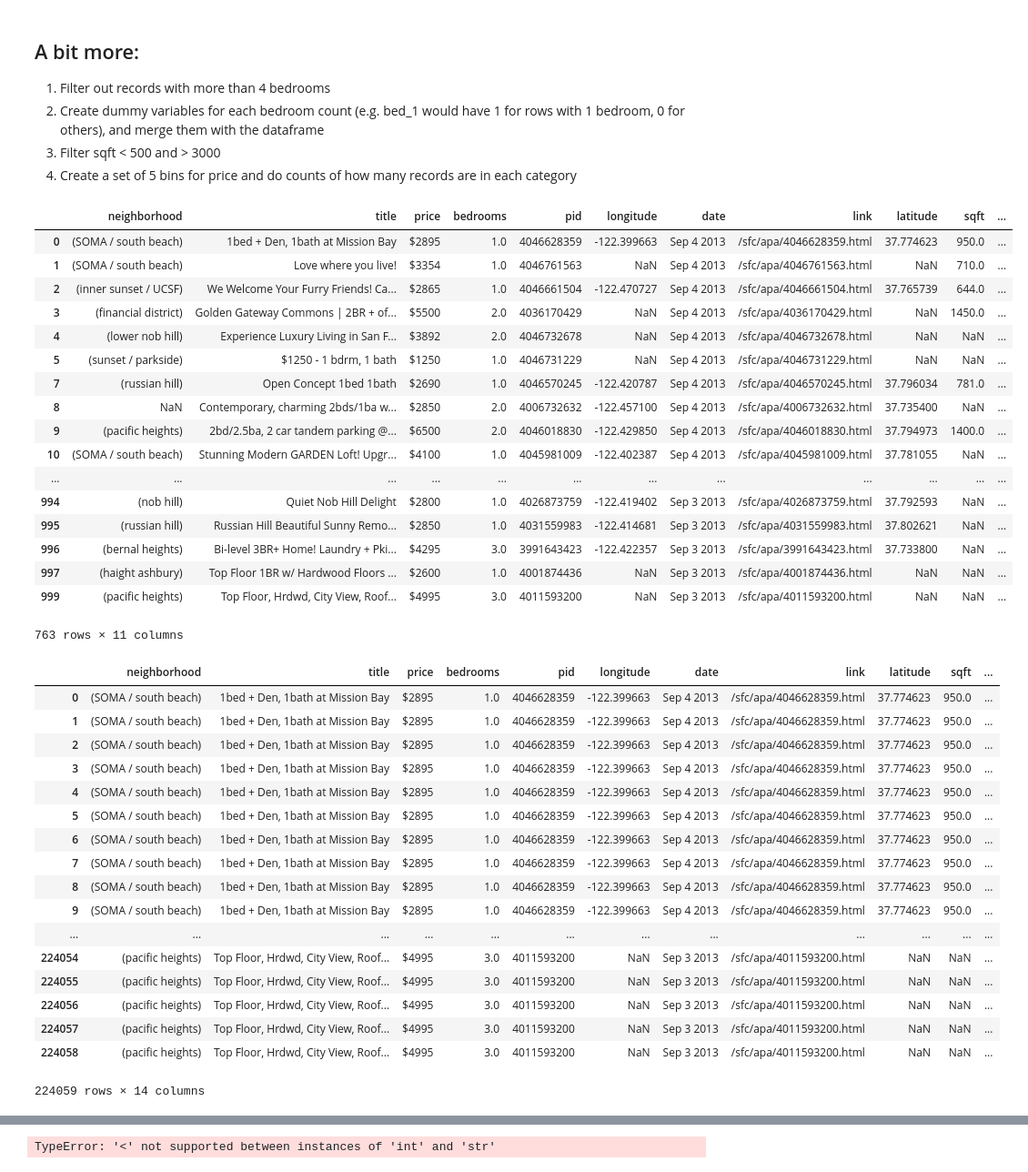
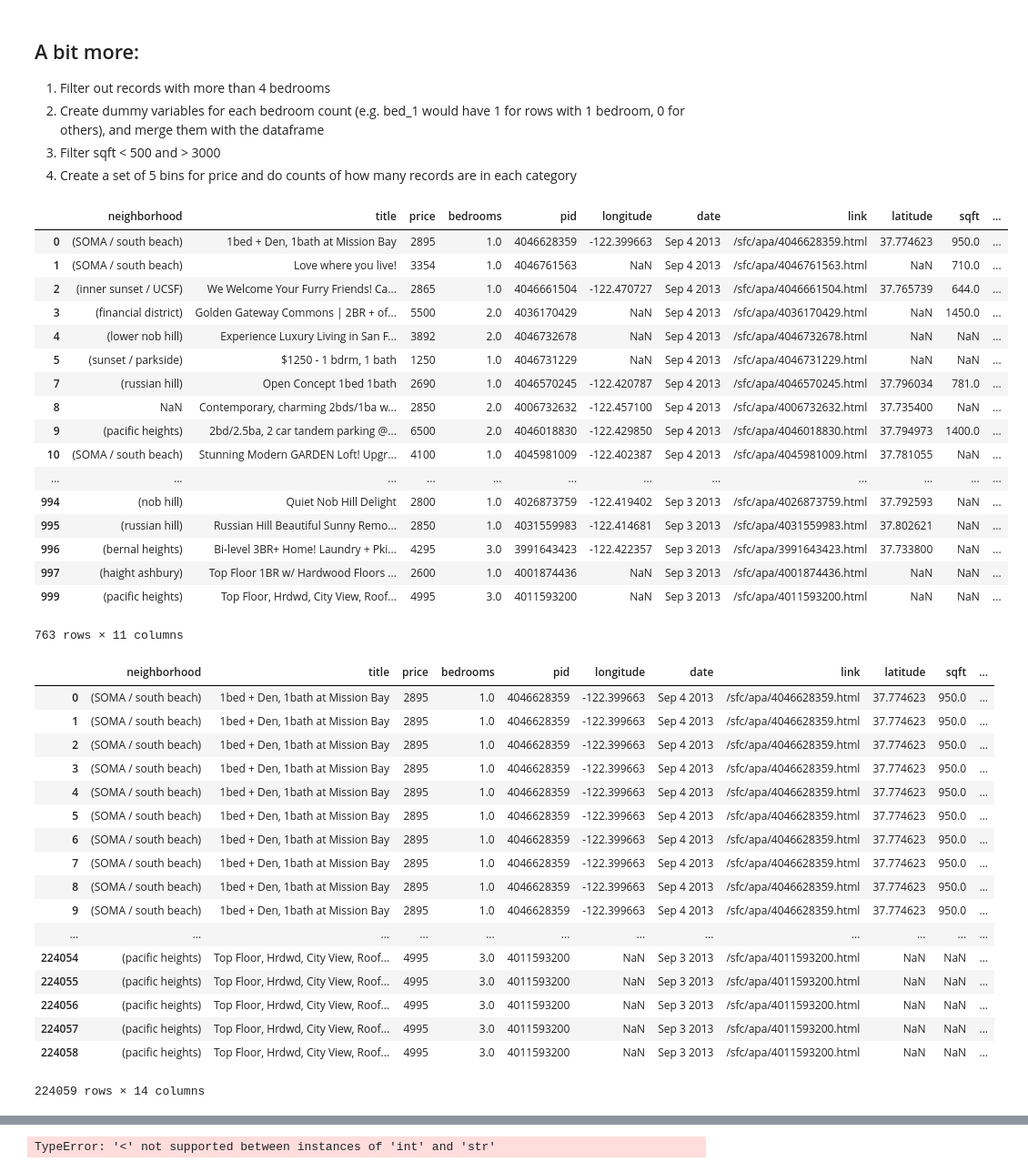
Before and after one commit to ahzimm4/ce599, a Jupyter notebook: 07-Data Wrangling/data-wrangling.ipynb, the cells around one changed output, grey strips where cells are left out. Shown: that part at 91% size. Saved outputs shown, nothing was run; the diff lists cells and outputs as text; code cells hidden in the pictures.

```diff
--- a/07-Data Wrangling/data-wrangling.ipynb
+++ b/07-Data Wrangling/data-wrangling.ipynb
@@ -553,49 +553,52 @@ df = pd.read_csv('items.csv')
 def bedrooms(value):
     if isinstance(value, str):
         i = value.find('br')
         if i == -1:
             return None
         else:
             k = value.find('/') + 2
             return int(value[k:i])
 df['bedrooms'] = df['bedrooms'].map(bedrooms)
 
 #need to make the sqft column just integers
 #originally tried in block 3, but realized needed to be here
 def sqft(value):
     if isinstance(value, str):
         i = value.find('f')
         if i == -1:
             return None
         else:
             k = value.find('br')
             if k==-1:
                 z = value.find('/')+2
             else:
                 z = value.find('-')+2
             return int(value[z:i])
 df['sqft'] = df['sqft'].map(sqft)
 
+#get rid of the dollar sign in price
+df['price']=df.price.str.replace('$', '')
+
 apt_less4 = df[df['bedrooms']<4]
 apt_less4
 # %% [output]
 |  | neighborhood | title | price | bedrooms | pid | longitude | date | link | latitude | sqft | ... |
-| 0 | (SOMA / south beach) | 1bed + Den, 1bath at Mission Bay | $2895 | 1.0 | 4046628359 | -122.399663 | Sep 4 2013 | /sfc/apa/4046628359.html | 37.774623 | 950.0 | ... |
-| 1 | (SOMA / south beach) | Love where you live! | $3354 | 1.0 | 4046761563 | NaN | Sep 4 2013 | /sfc/apa/4046761563.html | NaN | 710.0 | ... |
-| 2 | (inner sunset / UCSF) | We Welcome Your Furry Friends! Ca... | $2865 | 1.0 | 4046661504 | -122.470727 | Sep 4 2013 | /sfc/apa/4046661504.html | 37.765739 | 644.0 | ... |
-| 3 | (financial district) | Golden Gateway Commons | 2BR + of... | $5500 | 2.0 | 4036170429 | NaN | Sep 4 2013 | /sfc/apa/4036170429.html | NaN | 1450.0 | ... |
-| 4 | (lower nob hill) | Experience Luxury Living in San F... | $3892 | 2.0 | 4046732678 | NaN | Sep 4 2013 | /sfc/apa/4046732678.html | NaN | NaN | ... |
-| 5 | (sunset / parkside) | $1250 - 1 bdrm, 1 bath | $1250 | 1.0 | 4046731229 | NaN | Sep 4 2013 | /sfc/apa/4046731229.html | NaN | NaN | ... |
-| 7 | (russian hill) | Open Concept 1bed 1bath | $2690 | 1.0 | 4046570245 | -122.420787 | Sep 4 2013 | /sfc/apa/4046570245.html | 37.796034 | 781.0 | ... |
-| 8 | NaN | Contemporary, charming 2bds/1ba w... | $2850 | 2.0 | 4006732632 | -122.457100 | Sep 4 2013 | /sfc/apa/4006732632.html | 37.735400 | NaN | ... |
-| 9 | (pacific heights) | 2bd/2.5ba, 2 car tandem parking @... | $6500 | 2.0 | 4046018830 | -122.429850 | Sep 4 2013 | /sfc/apa/4046018830.html | 37.794973 | 1400.0 | ... |
-| 10 | (SOMA / south beach) | Stunning Modern GARDEN Loft! Upgr... | $4100 | 1.0 | 4045981009 | -122.402387 | Sep 4 2013 | /sfc/apa/4045981009.html | 37.781055 | NaN | ... |
+| 0 | (SOMA / south beach) | 1bed + Den, 1bath at Mission Bay | 2895 | 1.0 | 4046628359 | -122.399663 | Sep 4 2013 | /sfc/apa/4046628359.html | 37.774623 | 950.0 | ... |
+| 1 | (SOMA / south beach) | Love where you live! | 3354 | 1.0 | 4046761563 | NaN | Sep 4 2013 | /sfc/apa/4046761563.html | NaN | 710.0 | ... |
+| 2 | (inner sunset / UCSF) | We Welcome Your Furry Friends! Ca... | 2865 | 1.0 | 4046661504 | -122.470727 | Sep 4 2013 | /sfc/apa/4046661504.html | 37.765739 | 644.0 | ... |
+| 3 | (financial district) | Golden Gateway Commons | 2BR + of... | 5500 | 2.0 | 4036170429 | NaN | Sep 4 2013 | /sfc/apa/4036170429.html | NaN | 1450.0 | ... |
+| 4 | (lower nob hill) | Experience Luxury Living in San F... | 3892 | 2.0 | 4046732678 | NaN | Sep 4 2013 | /sfc/apa/4046732678.html | NaN | NaN | ... |
+| 5 | (sunset / parkside) | $1250 - 1 bdrm, 1 bath | 1250 | 1.0 | 4046731229 | NaN | Sep 4 2013 | /sfc/apa/4046731229.html | NaN | NaN | ... |
+| 7 | (russian hill) | Open Concept 1bed 1bath | 2690 | 1.0 | 4046570245 | -122.420787 | Sep 4 2013 | /sfc/apa/4046570245.html | 37.796034 | 781.0 | ... |
+| 8 | NaN | Contemporary, charming 2bds/1ba w... | 2850 | 2.0 | 4006732632 | -122.457100 | Sep 4 2013 | /sfc/apa/4006732632.html | 37.735400 | NaN | ... |
+| 9 | (pacific heights) | 2bd/2.5ba, 2 car tandem parking @... | 6500 | 2.0 | 4046018830 | -122.429850 | Sep 4 2013 | /sfc/apa/4046018830.html | 37.794973 | 1400.0 | ... |
+| 10 | (SOMA / south beach) | Stunning Modern GARDEN Loft! Upgr... | 4100 | 1.0 | 4045981009 | -122.402387 | Sep 4 2013 | /sfc/apa/4045981009.html | 37.781055 | NaN | ... |
 | ... | ... | ... | ... | ... | ... | ... | ... | ... | ... | ... | ... |
-| 994 | (nob hill) | Quiet Nob Hill Delight | $2800 | 1.0 | 4026873759 | -122.419402 | Sep 3 2013 | /sfc/apa/4026873759.html | 37.792593 | NaN | ... |
-| 995 | (russian hill) | Russian Hill Beautiful Sunny Remo... | $2850 | 1.0 | 4031559983 | -122.414681 | Sep 3 2013 | /sfc/apa/4031559983.html | 37.802621 | NaN | ... |
-| 996 | (bernal heights) | Bi-level 3BR+ Home! Laundry + Pki... | $4295 | 3.0 | 3991643423 | -122.422357 | Sep 3 2013 | /sfc/apa/3991643423.html | 37.733800 | NaN | ... |
-| 997 | (haight ashbury) | Top Floor 1BR w/ Hardwood Floors ... | $2600 | 1.0 | 4001874436 | NaN | Sep 3 2013 | /sfc/apa/4001874436.html | NaN | NaN | ... |
-| 999 | (pacific heights) | Top Floor, Hrdwd, City View, Roof... | $4995 | 3.0 | 4011593200 | NaN | Sep 3 2013 | /sfc/apa/4011593200.html | NaN | NaN | ... |
+| 994 | (nob hill) | Quiet Nob Hill Delight | 2800 | 1.0 | 4026873759 | -122.419402 | Sep 3 2013 | /sfc/apa/4026873759.html | 37.792593 | NaN | ... |
+| 995 | (russian hill) | Russian Hill Beautiful Sunny Remo... | 2850 | 1.0 | 4031559983 | -122.414681 | Sep 3 2013 | /sfc/apa/4031559983.html | 37.802621 | NaN | ... |
+| 996 | (bernal heights) | Bi-level 3BR+ Home! Laundry + Pki... | 4295 | 3.0 | 3991643423 | -122.422357 | Sep 3 2013 | /sfc/apa/3991643423.html | 37.733800 | NaN | ... |
+| 997 | (haight ashbury) | Top Floor 1BR w/ Hardwood Floors ... | 2600 | 1.0 | 4001874436 | NaN | Sep 3 2013 | /sfc/apa/4001874436.html | NaN | NaN | ... |
+| 999 | (pacific heights) | Top Floor, Hrdwd, City View, Roof... | 4995 | 3.0 | 4011593200 | NaN | Sep 3 2013 | /sfc/apa/4011593200.html | NaN | NaN | ... |
 763 rows × 11 columns
 # %%
 #create dummies
@@ -607,21 +610,21 @@ df_merge = pd.merge(apt_less4, df_with_dummy)
 df_merge
 # %% [output]
 |  | neighborhood | title | price | bedrooms | pid | longitude | date | link | latitude | sqft | ... |
-| 0 | (SOMA / south beach) | 1bed + Den, 1bath at Mission Bay | $2895 | 1.0 | 4046628359 | -122.399663 | Sep 4 2013 | /sfc/apa/4046628359.html | 37.774623 | 950.0 | ... |
-| 1 | (SOMA / south beach) | 1bed + Den, 1bath at Mission Bay | $2895 | 1.0 | 4046628359 | -122.399663 | Sep 4 2013 | /sfc/apa/4046628359.html | 37.774623 | 950.0 | ... |
-| 2 | (SOMA / south beach) | 1bed + Den, 1bath at Mission Bay | $2895 | 1.0 | 4046628359 | -122.399663 | Sep 4 2013 | /sfc/apa/4046628359.html | 37.774623 | 950.0 | ... |
-| 3 | (SOMA / south beach) | 1bed + Den, 1bath at Mission Bay | $2895 | 1.0 | 4046628359 | -122.399663 | Sep 4 2013 | /sfc/apa/4046628359.html | 37.774623 | 950.0 | ... |
-| 4 | (SOMA / south beach) | 1bed + Den, 1bath at Mission Bay | $2895 | 1.0 | 4046628359 | -122.399663 | Sep 4 2013 | /sfc/apa/4046628359.html | 37.774623 | 950.0 | ... |
-| 5 | (SOMA / south beach) | 1bed + Den, 1bath at Mission Bay | $2895 | 1.0 | 4046628359 | -122.399663 | Sep 4 2013 | /sfc/apa/4046628359.html | 37.774623 | 950.0 | ... |
-| 6 | (SOMA / south beach) | 1bed + Den, 1bath at Mission Bay | $2895 | 1.0 | 4046628359 | -122.399663 | Sep 4 2013 | /sfc/apa/4046628359.html | 37.774623 | 950.0 | ... |
-| 7 | (SOMA / south beach) | 1bed + Den, 1bath at Mission Bay | $2895 | 1.0 | 4046628359 | -122.399663 | Sep 4 2013 | /sfc/apa/4046628359.html | 37.774623 | 950.0 | ... |
-| 8 | (SOMA / south beach) | 1bed + Den, 1bath at Mission Bay | $2895 | 1.0 | 4046628359 | -122.399663 | Sep 4 2013 | /sfc/apa/4046628359.html | 37.774623 | 950.0 | ... |
-| 9 | (SOMA / south beach) | 1bed + Den, 1bath at Mission Bay | $2895 | 1.0 | 4046628359 | -122.399663 | Sep 4 2013 | /sfc/apa/4046628359.html | 37.774623 | 950.0 | ... |
+| 0 | (SOMA / south beach) | 1bed + Den, 1bath at Mission Bay | 2895 | 1.0 | 4046628359 | -122.399663 | Sep 4 2013 | /sfc/apa/4046628359.html | 37.774623 | 950.0 | ... |
+| 1 | (SOMA / south beach) | 1bed + Den, 1bath at Mission Bay | 2895 | 1.0 | 4046628359 | -122.399663 | Sep 4 2013 | /sfc/apa/4046628359.html | 37.774623 | 950.0 | ... |
+| 2 | (SOMA / south beach) | 1bed + Den, 1bath at Mission Bay | 2895 | 1.0 | 4046628359 | -122.399663 | Sep 4 2013 | /sfc/apa/4046628359.html | 37.774623 | 950.0 | ... |
+| 3 | (SOMA / south beach) | 1bed + Den, 1bath at Mission Bay | 2895 | 1.0 | 4046628359 | -122.399663 | Sep 4 2013 | /sfc/apa/4046628359.html | 37.774623 | 950.0 | ... |
+| 4 | (SOMA / south beach) | 1bed + Den, 1bath at Mission Bay | 2895 | 1.0 | 4046628359 | -122.399663 | Sep 4 2013 | /sfc/apa/4046628359.html | 37.774623 | 950.0 | ... |
+| 5 | (SOMA / south beach) | 1bed + Den, 1bath at Mission Bay | 2895 | 1.0 | 4046628359 | -122.399663 | Sep 4 2013 | /sfc/apa/4046628359.html | 37.774623 | 950.0 | ... |
+| 6 | (SOMA / south beach) | 1bed + Den, 1bath at Mission Bay | 2895 | 1.0 | 4046628359 | -122.399663 | Sep 4 2013 | /sfc/apa/4046628359.html | 37.774623 | 950.0 | ... |
+| 7 | (SOMA / south beach) | 1bed + Den, 1bath at Mission Bay | 2895 | 1.0 | 4046628359 | -122.399663 | Sep 4 2013 | /sfc/apa/4046628359.html | 37.774623 | 950.0 | ... |
+| 8 | (SOMA / south beach) | 1bed + Den, 1bath at Mission Bay | 2895 | 1.0 | 4046628359 | -122.399663 | Sep 4 2013 | /sfc/apa/4046628359.html | 37.774623 | 950.0 | ... |
+| 9 | (SOMA / south beach) | 1bed + Den, 1bath at Mission Bay | 2895 | 1.0 | 4046628359 | -122.399663 | Sep 4 2013 | /sfc/apa/4046628359.html | 37.774623 | 950.0 | ... |
 | ... | ... | ... | ... | ... | ... | ... | ... | ... | ... | ... | ... |
-| 224054 | (pacific heights) | Top Floor, Hrdwd, City View, Roof... | $4995 | 3.0 | 4011593200 | NaN | Sep 3 2013 | /sfc/apa/4011593200.html | NaN | NaN | ... |
-| 224055 | (pacific heights) | Top Floor, Hrdwd, City View, Roof... | $4995 | 3.0 | 4011593200 | NaN | Sep 3 2013 | /sfc/apa/4011593200.html | NaN | NaN | ... |
-| 224056 | (pacific heights) | Top Floor, Hrdwd, City View, Roof... | $4995 | 3.0 | 4011593200 | NaN | Sep 3 2013 | /sfc/apa/4011593200.html | NaN | NaN | ... |
-| 224057 | (pacific heights) | Top Floor, Hrdwd, City View, Roof... | $4995 | 3.0 | 4011593200 | NaN | Sep 3 2013 | /sfc/apa/4011593200.html | NaN | NaN | ... |
-| 224058 | (pacific heights) | Top Floor, Hrdwd, City View, Roof... | $4995 | 3.0 | 4011593200 | NaN | Sep 3 2013 | /sfc/apa/4011593200.html | NaN | NaN | ... |
+| 224054 | (pacific heights) | Top Floor, Hrdwd, City View, Roof... | 4995 | 3.0 | 4011593200 | NaN | Sep 3 2013 | /sfc/apa/4011593200.html | NaN | NaN | ... |
+| 224055 | (pacific heights) | Top Floor, Hrdwd, City View, Roof... | 4995 | 3.0 | 4011593200 | NaN | Sep 3 2013 | /sfc/apa/4011593200.html | NaN | NaN | ... |
+| 224056 | (pacific heights) | Top Floor, Hrdwd, City View, Roof... | 4995 | 3.0 | 4011593200 | NaN | Sep 3 2013 | /sfc/apa/4011593200.html | NaN | NaN | ... |
+| 224057 | (pacific heights) | Top Floor, Hrdwd, City View, Roof... | 4995 | 3.0 | 4011593200 | NaN | Sep 3 2013 | /sfc/apa/4011593200.html | NaN | NaN | ... |
+| 224058 | (pacific heights) | Top Floor, Hrdwd, City View, Roof... | 4995 | 3.0 | 4011593200 | NaN | Sep 3 2013 | /sfc/apa/4011593200.html | NaN | NaN | ... |
 224059 rows × 14 columns
 # %%
```
Also changed, not shown: parts of 2 cells of this notebook.
